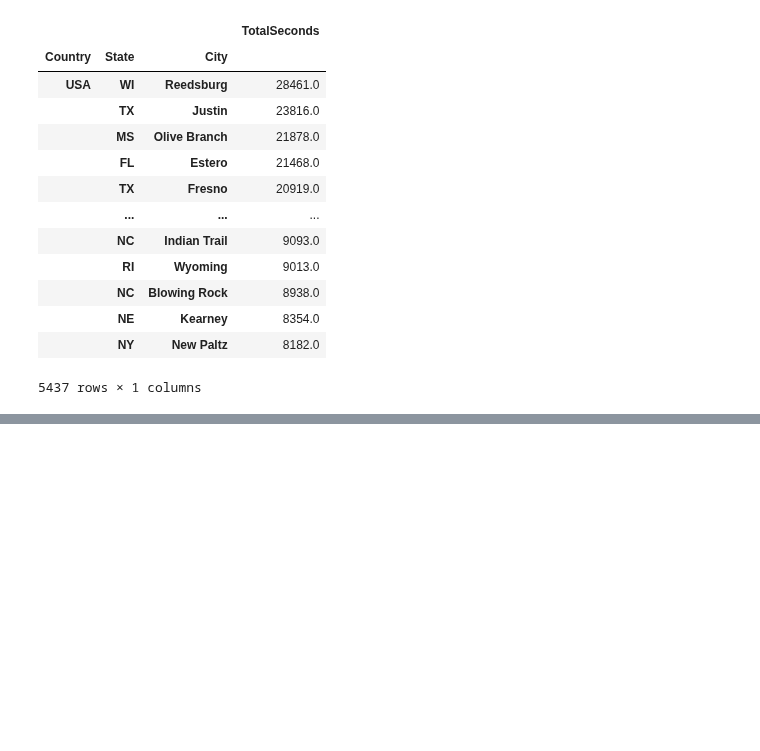
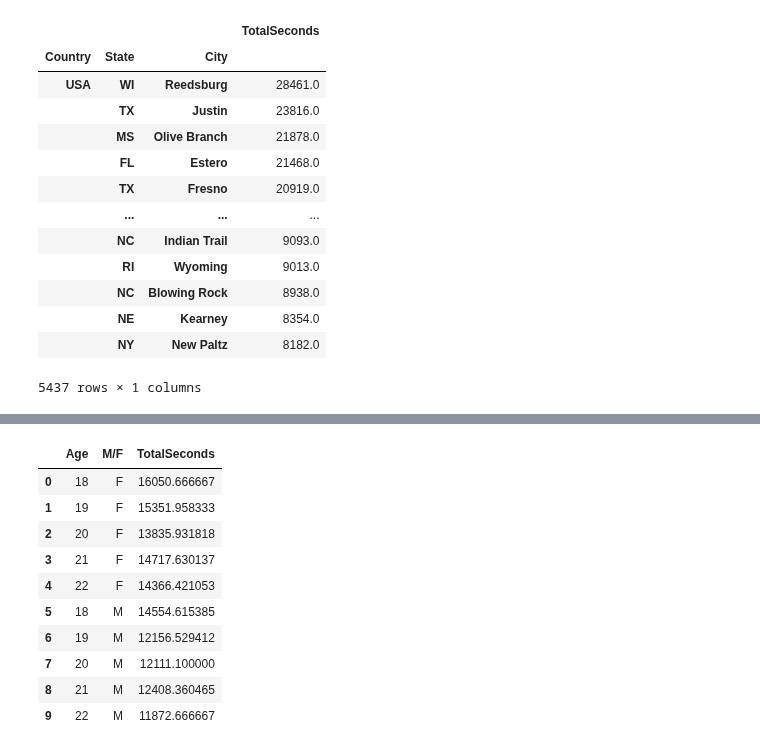
Before and after one commit to Byienio/Pandas_pg, a Jupyter notebook: MultiIndexAndPivotTables.ipynb, the cells around one changed output, grey strips where cells are left out. Cells and saved outputs as stored; diff of their text form; code cells hidden in the pictures; blank space fills up the shorter version.

```diff
--- a/MultiIndexAndPivotTables.ipynb
+++ b/MultiIndexAndPivotTables.ipynb
@@ -617,0 +654,14 @@ df.pivot_table(index=['Country','State','City'],values='TotalSeconds',aggfunc='m
+# %%
+df.melt(id_vars='Age',value_name='TotalSeconds')
+# %% [output]
+|  | Age | M/F | TotalSeconds |
+| 0 | 18 | F | 16050.666667 |
+| 1 | 19 | F | 15351.958333 |
+| 2 | 20 | F | 13835.931818 |
+| 3 | 21 | F | 14717.630137 |
+| 4 | 22 | F | 14366.421053 |
+| 5 | 18 | M | 14554.615385 |
+| 6 | 19 | M | 12156.529412 |
+| 7 | 20 | M | 12111.100000 |
+| 8 | 21 | M | 12408.360465 |
+| 9 | 22 | M | 11872.666667 |
```
Also changed, not shown: parts of 10 cells of this notebook.
